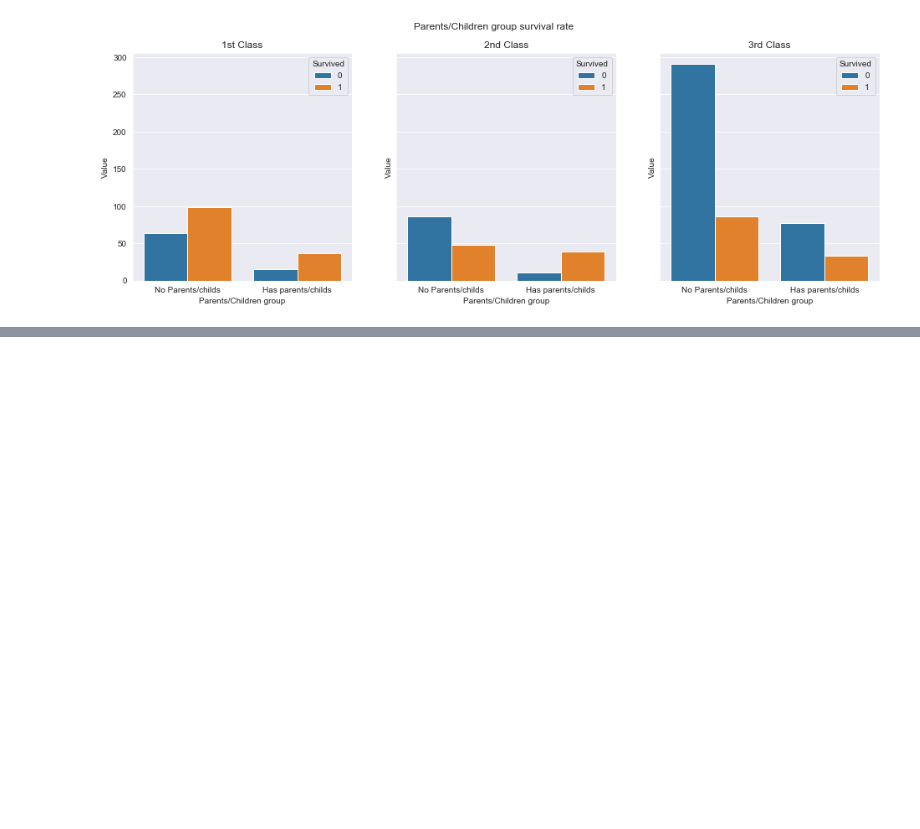
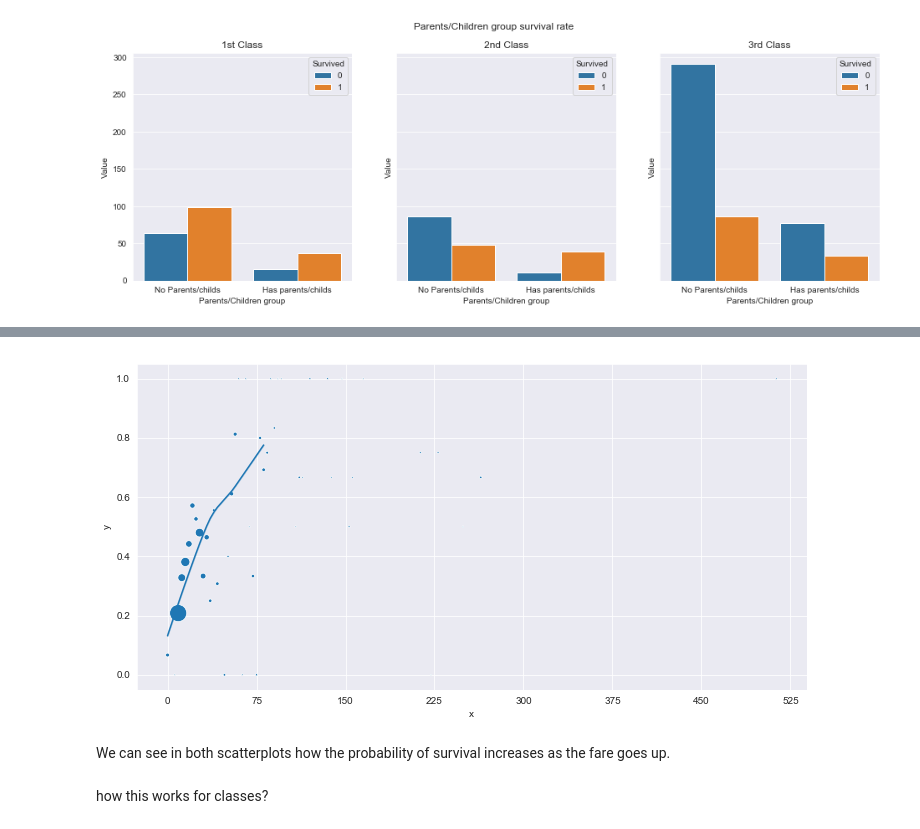
Before and after one commit to Ark93/Real-world_ml, a Jupyter notebook: chapter_3/titanic_dataset.ipynb, the cells around one changed output, grey strips where cells are left out. Cells and saved outputs as stored; diff of their text form; code cells hidden in the pictures; blank space fills up the shorter version.

```diff
--- a/chapter_3/titanic_dataset.ipynb
+++ b/chapter_3/titanic_dataset.ipynb
@@ -692,0 +825,22 @@ Text(0.5, 0.98, 'Parents/Children group survival rate')
+# %%
+lowess = smoothers_lowess.lowess(lowess_temp.Survived, lowess_temp.Fare, frac=1)
+# %%
+temp = deepcopy(data)
+# %%
+temp.Fare = np.ceil(temp.Fare/3)
+# %%
+temp = temp.groupby('Fare', as_index=True).agg(
+    Value = pd.NamedAgg('Survived', 'mean'),
+    Size = pd.NamedAgg('Survived', 'count')
+).reset_index(drop=False)
+# %%
+sns.scatterplot(x='Fare', y='Value', s=temp.Size, data=temp)
+g=sns.lineplot(x='x' ,y='y', data= pd.DataFrame(lowess, columns=['x','y']))
+g.set_xticklabels([0,0,75,150,225,300, 375, 450, 525])
+g.figure.set_size_inches(12,6)
+# %% [output]
+[figure, added]
+# %% [markdown]
+We can see in both scatterplots how the probability of survival increases as the fare goes up.
+# %% [markdown]
+how this works for classes?
```
Also changed, not shown: parts of 88 cells of this notebook, 1 other file.
